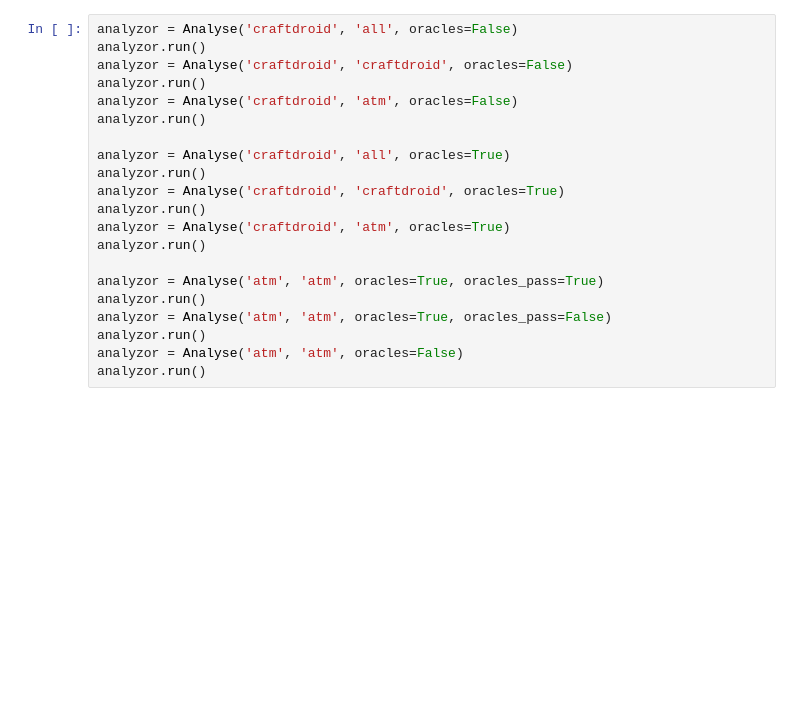
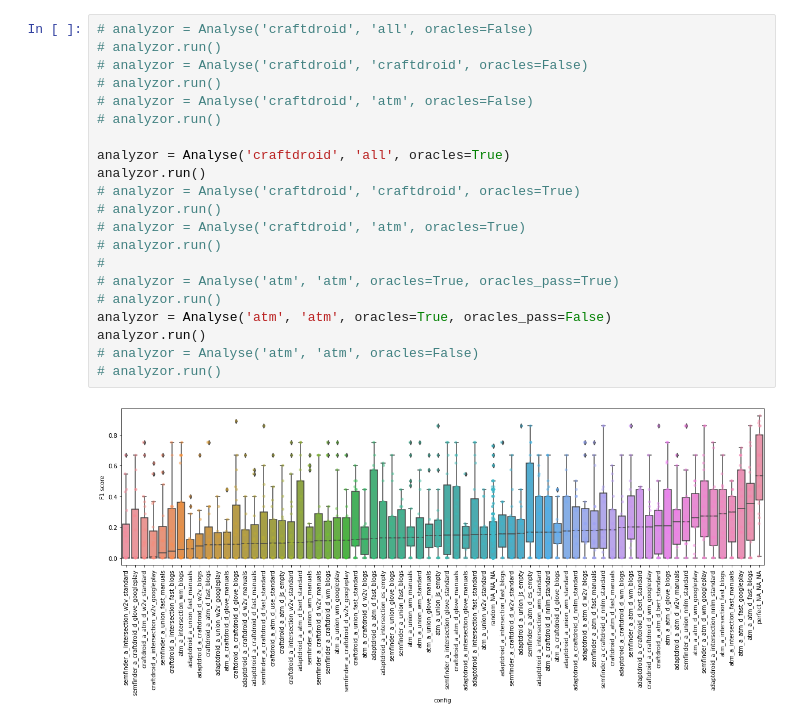
Before and after one commit to alimohebbi/test_attribute_extractor, a Jupyter notebook: analyse/analyse.ipynb, the cells around one changed output. Cells and saved outputs as stored; diff of their text form; blank space fills up the shorter version.

```diff
--- a/analyse/analyse.ipynb
+++ b/analyse/analyse.ipynb
@@ -154,21 +194,23 @@ class Analyse:
 # %%
-analyzor = Analyse('craftdroid', 'all', oracles=False)
-analyzor.run()
-analyzor = Analyse('craftdroid', 'craftdroid', oracles=False)
-analyzor.run()
-analyzor = Analyse('craftdroid', 'atm', oracles=False)
-analyzor.run()
+# analyzor = Analyse('craftdroid', 'all', oracles=False)
+# analyzor.run()
+# analyzor = Analyse('craftdroid', 'craftdroid', oracles=False)
+# analyzor.run()
+# analyzor = Analyse('craftdroid', 'atm', oracles=False)
+# analyzor.run()
 
 analyzor = Analyse('craftdroid', 'all', oracles=True)
 analyzor.run()
-analyzor = Analyse('craftdroid', 'craftdroid', oracles=True)
-analyzor.run()
-analyzor = Analyse('craftdroid', 'atm', oracles=True)
-analyzor.run()
-
-analyzor = Analyse('atm', 'atm', oracles=True, oracles_pass=True)
-analyzor.run()
+# analyzor = Analyse('craftdroid', 'craftdroid', oracles=True)
+# analyzor.run()
+# analyzor = Analyse('craftdroid', 'atm', oracles=True)
+# analyzor.run()
+#
+# analyzor = Analyse('atm', 'atm', oracles=True, oracles_pass=True)
+# analyzor.run()
 analyzor = Analyse('atm', 'atm', oracles=True, oracles_pass=False)
 analyzor.run()
-analyzor = Analyse('atm', 'atm', oracles=False)
-analyzor.run()
+# analyzor = Analyse('atm', 'atm', oracles=False)
+# analyzor.run()
+# %% [output]
+[figure, added]
```
Also changed, not shown: parts of 1 cell of this notebook, 27 other files.
